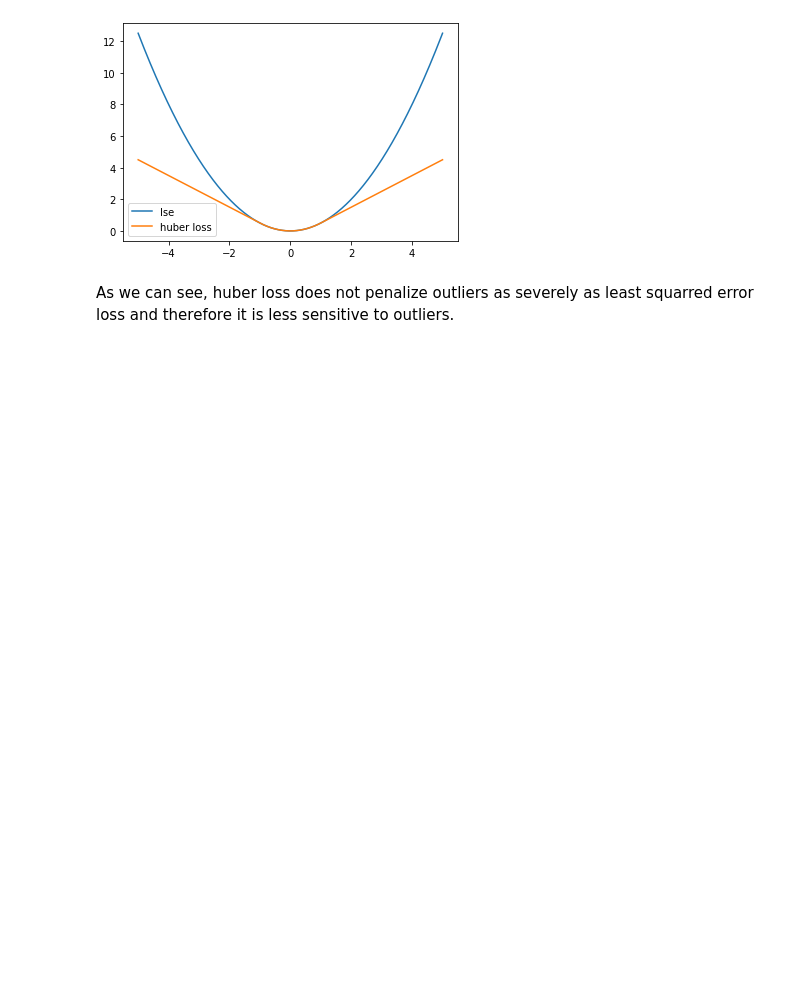
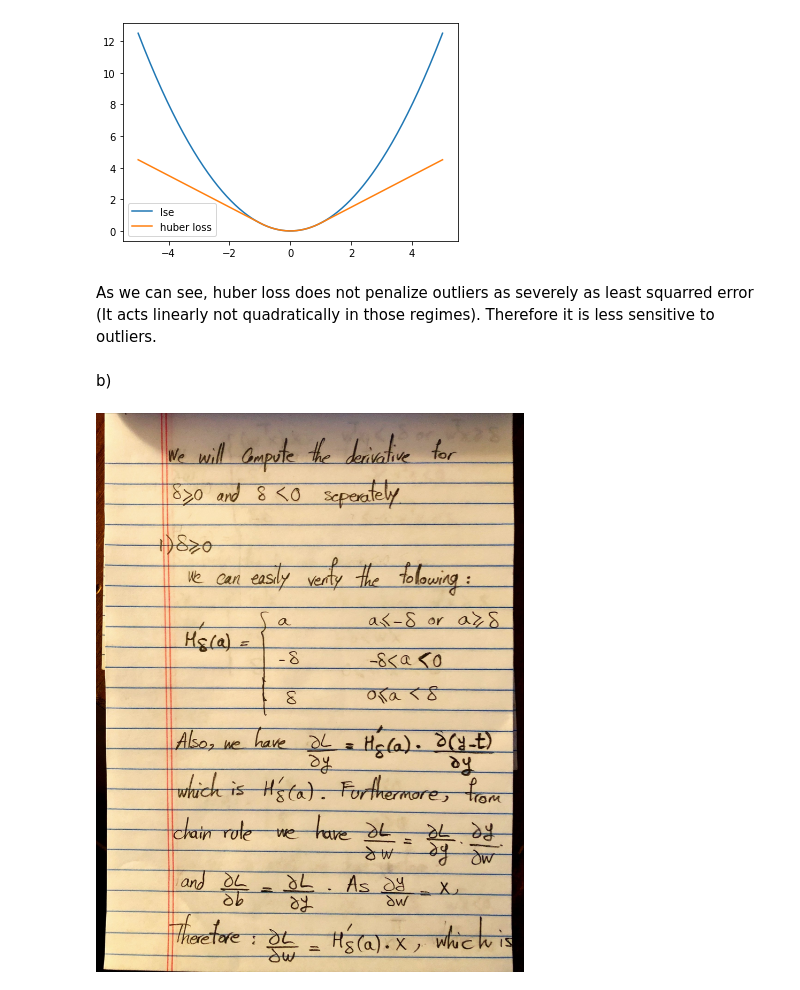
Before and after one commit to mrsalehi/csc2515-intro-to-ml, a Jupyter notebook: hw2/P1.ipynb, the cells around one changed output. Drawn from its saved outputs; the diff is of its cells as text; code cells hidden in the pictures; blank space fills up the shorter version.

```diff
--- a/hw2/P1.ipynb
+++ b/hw2/P1.ipynb
@@ -24,4 +26,11 @@ plt.show()
 # %% [output]
 [figure]
 # %% [markdown]
-As we can see, huber loss does not penalize outliers as severely as least squarred error loss and therefore it is less sensitive to outliers.
+As we can see, huber loss does not penalize outliers as severely as least squarred error (It acts linearly not quadratically in those regimes). Therefore it is less sensitive to outliers.
+# %% [markdown]
+b)
+# %%
+from IPython.display import Image
+Image(filename='image/1-1.jpg', height=600, width=600)
+# %% [output]
+[figure, added]
```
Also changed, not shown: parts of 3 cells of this notebook, 11 other files.
